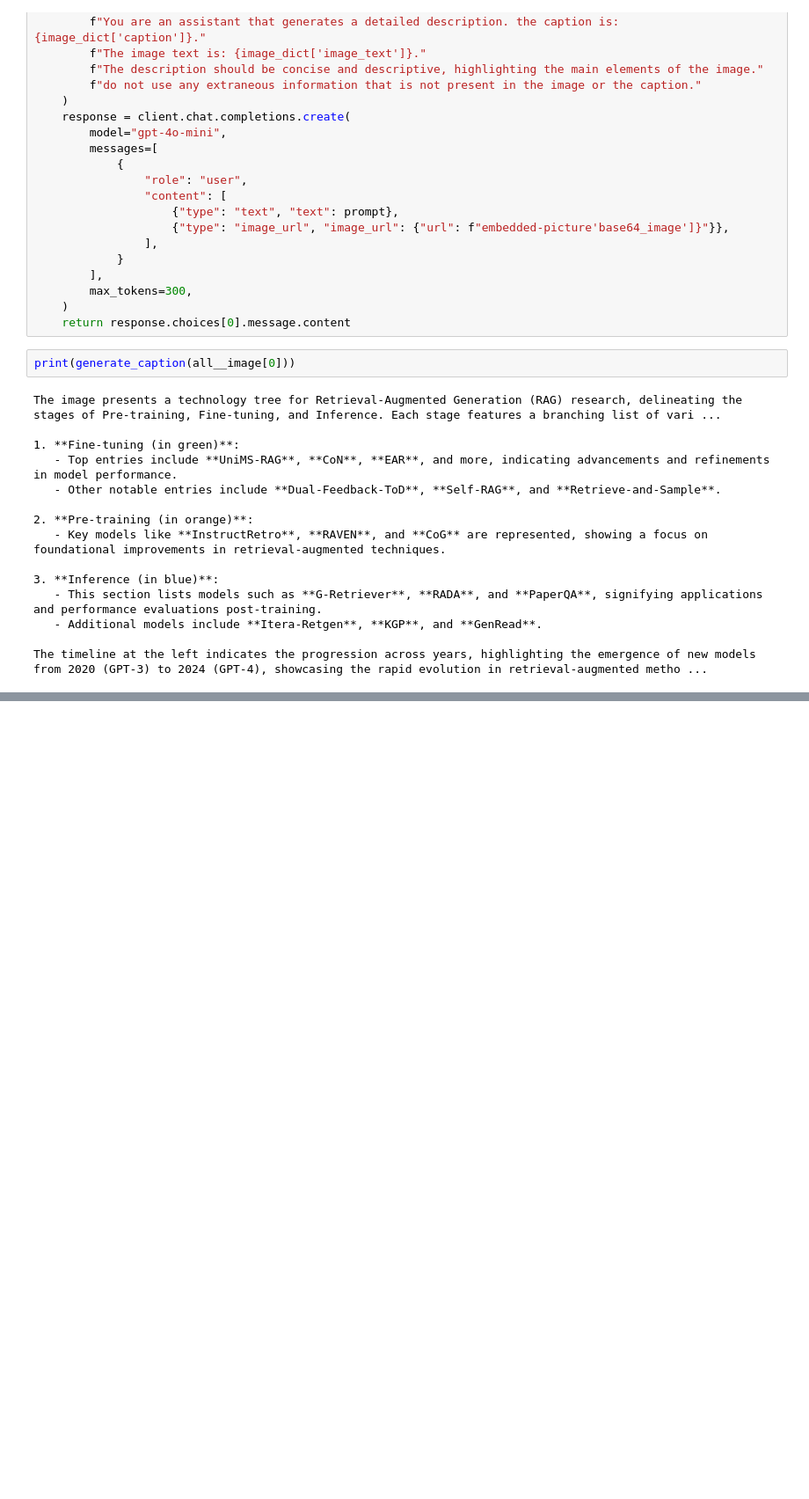
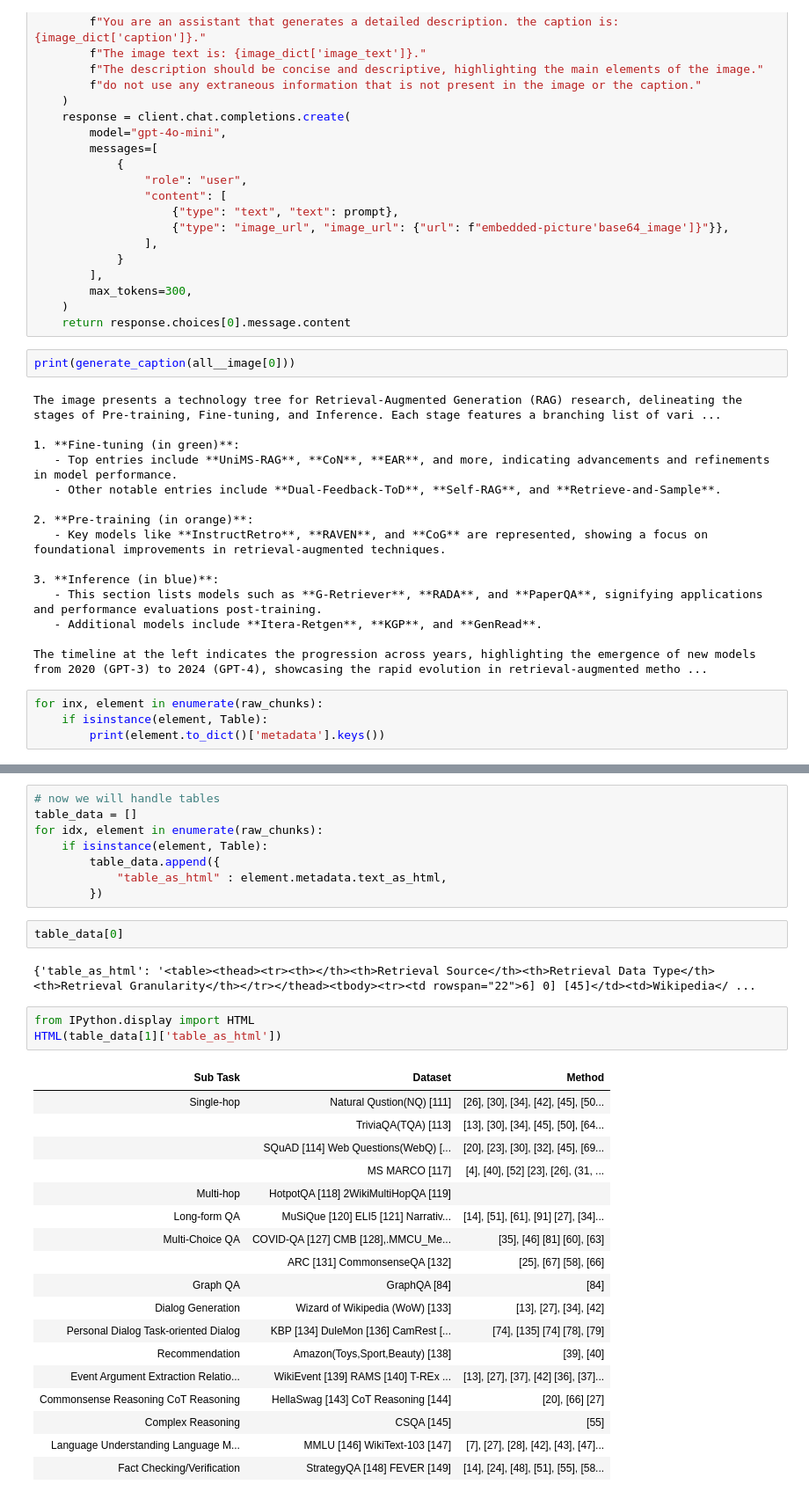
Before and after one commit to amitgangane/pdf_parsing, a Jupyter notebook: parsing.ipynb, the cells around one changed output, grey strips where cells are left out. Shown at 88% size. Saved outputs shown, nothing was run; the diff lists cells and outputs as text; blank space fills up the shorter version.

```diff
--- a/parsing.ipynb
+++ b/parsing.ipynb
@@ -177,3 +177,7 @@ The image presents a technology tree for Retrieval-Augmented Generation (RAG) re
    - Additional models include **Itera-Retgen**, **KGP**, and **GenRead**.
 
 The timeline at the left indicates the progression across years, highlighting the emergence of new models from 2020 (GPT-3) to 2024 (GPT-4), showcasing the rapid evolution in retrieval-augmented metho ...
+# %%
+for inx, element in enumerate(raw_chunks):
+    if isinstance(element, Table):
+        print(element.to_dict()['metadata'].keys())
@@ -179,0 +189,34 @@ The timeline at the left indicates the progression across years, highlighting th
+# %%
+# now we will handle tables
+table_data = []
+for idx, element in enumerate(raw_chunks):
+    if isinstance(element, Table):
+        table_data.append({
+            "table_as_html" : element.metadata.text_as_html,
+        })
+# %%
+table_data[0]
+# %% [output]
+{'table_as_html': '<table><thead><tr><th></th><th>Retrieval Source</th><th>Retrieval Data Type</th><th>Retrieval Granularity</th></tr></thead><tbody><tr><td rowspan="22">6] 0] [45]</td><td>Wikipedia</ ...
+# %%
+from IPython.display import HTML
+HTML(table_data[1]['table_as_html'])
+# %% [output]
+| Sub Task | Dataset | Method |
+| Single-hop | Natural Qustion(NQ) [111] | [26], [30], [34], [42], [45], [50... |
+|  | TriviaQA(TQA) [113] | [13], [30], [34], [45], [50], [64... |
+|  | SQuAD [114] Web Questions(WebQ) [... | [20], [23], [30], [32], [45], [69... |
+|  | MS MARCO [117] | [4], [40], [52] [23], [26], (31, ... |
+| Multi-hop | HotpotQA [118] 2WikiMultiHopQA [119] |  |
+| Long-form QA | MuSiQue [120] ELI5 [121] Narrativ... | [14], [51], [61], [91] [27], [34]... |
+| Multi-Choice QA | COVID-QA [127] CMB [128],.MMCU_Me... | [35], [46] [81] [60], [63] |
+|  | ARC [131] CommonsenseQA [132] | [25], [67] [58], [66] |
+| Graph QA | GraphQA [84] | [84] |
+| Dialog Generation | Wizard of Wikipedia (WoW) [133] | [13], [27], [34], [42] |
+| Personal Dialog Task-oriented Dialog | KBP [134] DuleMon [136] CamRest [... | [74], [135] [74] [78], [79] |
+| Recommendation | Amazon(Toys,Sport,Beauty) [138] | [39], [40] |
+| Event Argument Extraction Relatio... | WikiEvent [139] RAMS [140] T-REx ... | [13], [27], [37], [42] [36], [37]... |
+| Commonsense Reasoning CoT Reasoning | HellaSwag [143] CoT Reasoning [144] | [20], [66] [27] |
+| Complex Reasoning | CSQA [145] | [55] |
+| Language Understanding Language M... | MMLU [146] WikiText-103 [147] | [7], [27], [28], [42], [43], [47]... |
+| Fact Checking/Verification | StrategyQA [148] FEVER [149] | [14], [24], [48], [51], [55], [58... |
```
Also changed, not shown: parts of 3 cells of this notebook, 9 other files.
